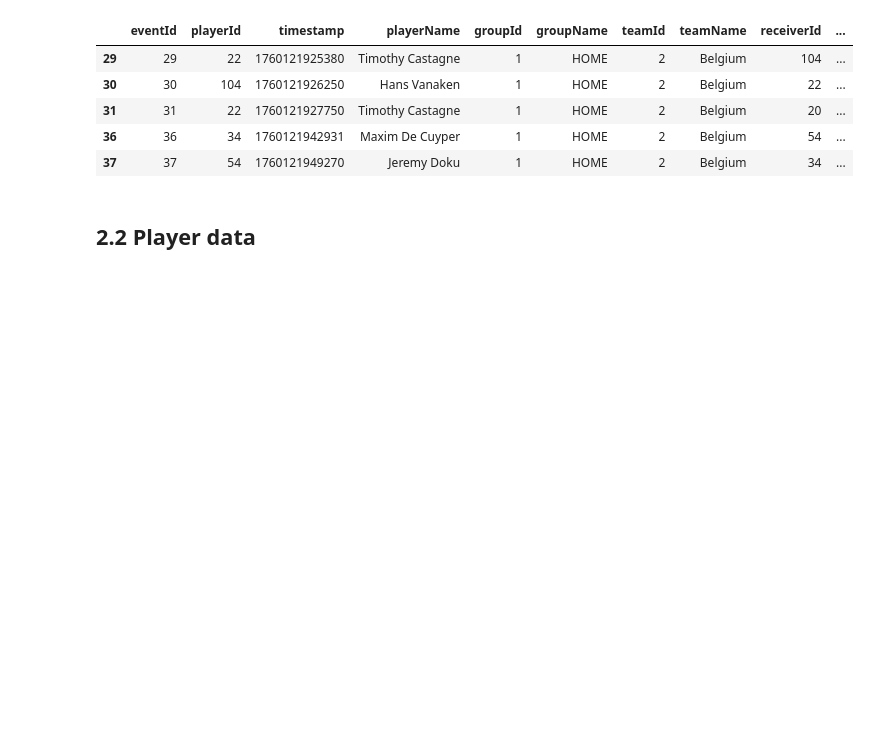
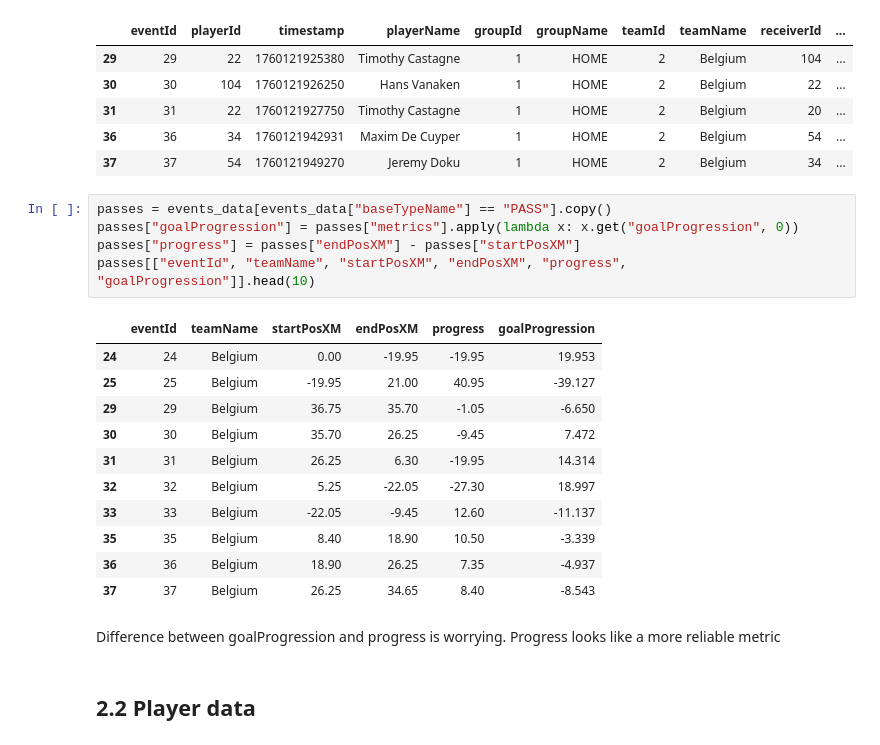
Before and after one commit to MarijnSt/belgium-north-macedonia-analysis, a Jupyter notebook: notebooks/data_exploration.ipynb, the cells around one changed output. Cells and saved outputs as stored; diff of their text form; blank space fills up the shorter version.

Commit message:
feat: progressive passes

```diff
--- a/notebooks/data_exploration.ipynb
+++ b/notebooks/data_exploration.ipynb
@@ -231,6 +231,25 @@ events_data[
 | 31 | 31 | 22 | 1760121927750 | Timothy Castagne | 1 | HOME | 2 | Belgium | 20 | ... |
 | 36 | 36 | 34 | 1760121942931 | Maxim De Cuyper | 1 | HOME | 2 | Belgium | 54 | ... |
 | 37 | 37 | 54 | 1760121949270 | Jeremy Doku | 1 | HOME | 2 | Belgium | 34 | ... |
+# %%
+passes = events_data[events_data["baseTypeName"] == "PASS"].copy()
+passes["goalProgression"] = passes["metrics"].apply(lambda x: x.get("goalProgression", 0))
+passes["progress"] = passes["endPosXM"] - passes["startPosXM"]
+passes[["eventId", "teamName", "startPosXM", "endPosXM", "progress", "goalProgression"]].head(10)
+# %% [output]
+|  | eventId | teamName | startPosXM | endPosXM | progress | goalProgression |
+| 24 | 24 | Belgium | 0.00 | -19.95 | -19.95 | 19.953 |
+| 25 | 25 | Belgium | -19.95 | 21.00 | 40.95 | -39.127 |
+| 29 | 29 | Belgium | 36.75 | 35.70 | -1.05 | -6.650 |
+| 30 | 30 | Belgium | 35.70 | 26.25 | -9.45 | 7.472 |
+| 31 | 31 | Belgium | 26.25 | 6.30 | -19.95 | 14.314 |
+| 32 | 32 | Belgium | 5.25 | -22.05 | -27.30 | 18.997 |
+| 33 | 33 | Belgium | -22.05 | -9.45 | 12.60 | -11.137 |
+| 35 | 35 | Belgium | 8.40 | 18.90 | 10.50 | -3.339 |
+| 36 | 36 | Belgium | 18.90 | 26.25 | 7.35 | -4.937 |
+| 37 | 37 | Belgium | 26.25 | 34.65 | 8.40 | -8.543 |
+# %% [markdown]
+Difference between goalProgression and progress is worrying. Progress looks like a more reliable metric
 # %% [markdown]
 ## 2.2 Player data
 # %%
```
Also changed, not shown: 2 other files.
